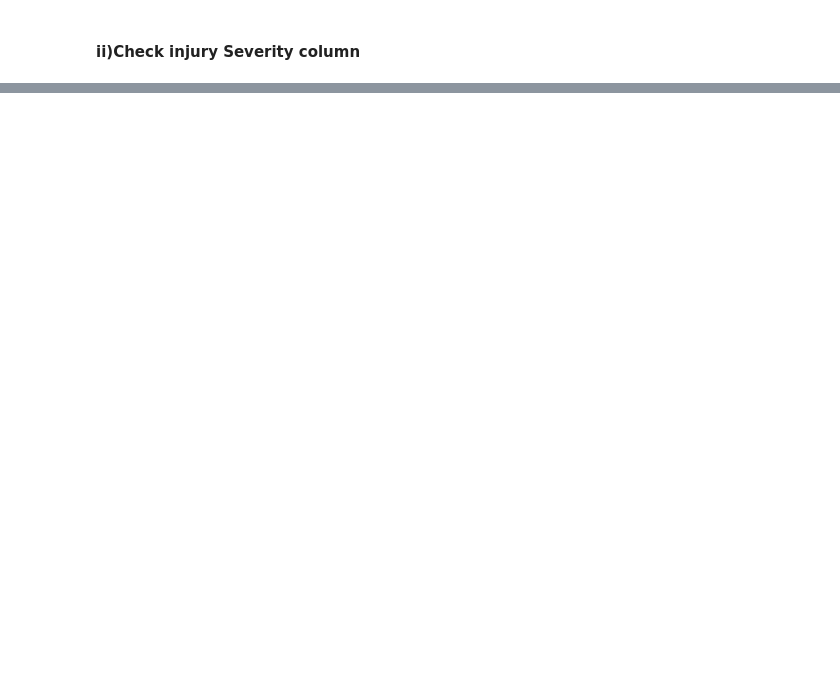
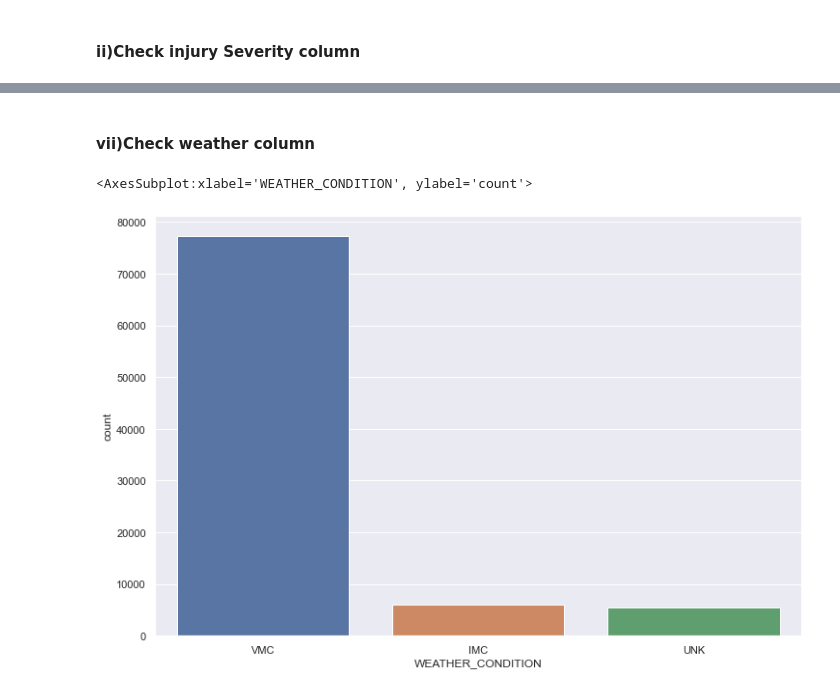
Before and after one commit to GraceMwende/AirCraft_Project, a Jupyter notebook: aviation.ipynb, the cells around one changed output, grey strips where cells are left out. Cells and saved outputs as stored; diff of their text form; code cells hidden in the pictures; blank space fills up the shorter version.

```diff
--- a/aviation.ipynb
+++ b/aviation.ipynb
@@ -939,0 +969,8 @@ Name: INJURY_SEVERITY, dtype: float64
+# %% [markdown]
+#### vii)Check weather column
+# %%
+weather_value = aviation_data['WEATHER_CONDITION'].value_counts().index
+sns.countplot(data=aviation_data,x='WEATHER_CONDITION',order=weather_value) #VMC is the most common weather condition
+# %% [output]
+<AxesSubplot:xlabel='WEATHER_CONDITION', ylabel='count'>
+[figure, added]
```
Also changed, not shown: parts of 34 cells of this notebook, 1 other file.
